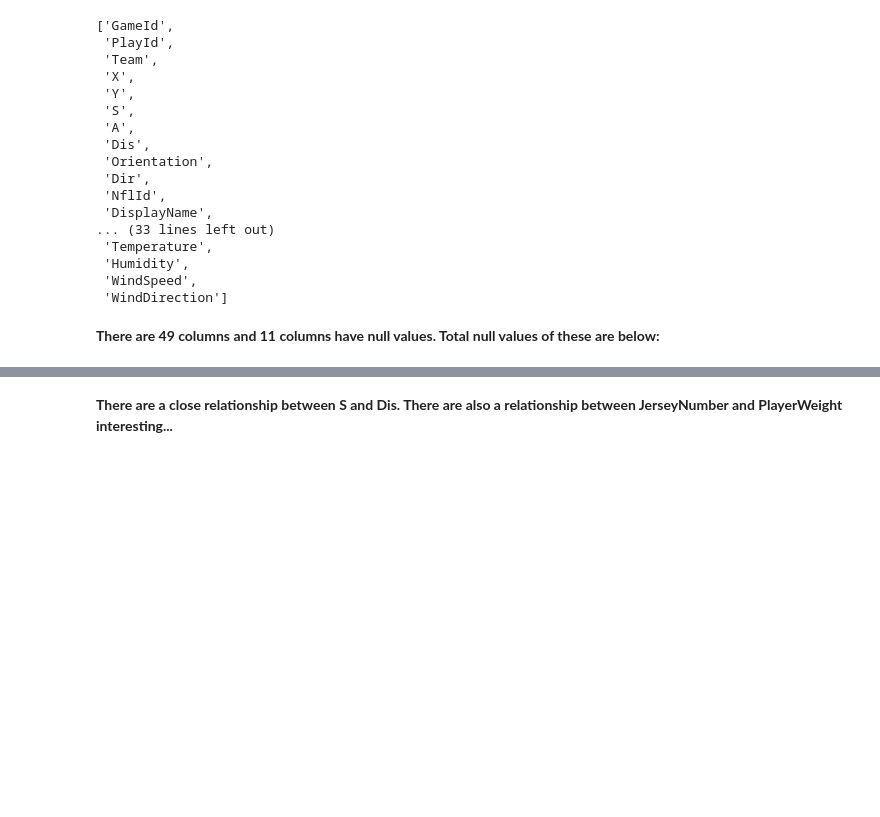
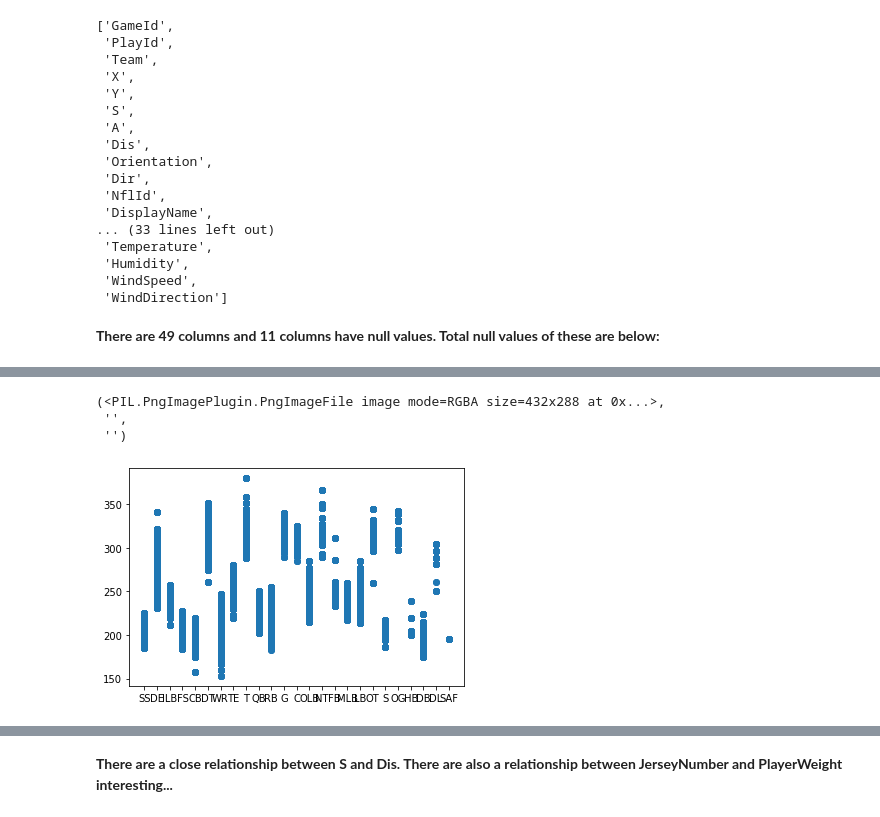
Before and after one commit to huutuongtu/Bigdata, a Jupyter notebook: spark_visual_gradio.ipynb, the cells around one changed output, grey strips where cells are left out. Saved outputs shown, nothing was run; the diff lists cells and outputs as text; code cells hidden in the pictures; blank space fills up the shorter version.

```diff
--- a/spark_visual_gradio.ipynb
+++ b/spark_visual_gradio.ipynb
@@ -143,6 +143,13 @@ unique_value.show()
 +------+------+----+---+---+---+---+---+-----------+---+-----+-----------+------------+------+--------+-------+---------+--------------+----+--------+-------------+-------------------+---------------- ...
 |     0|     0|   0|  0|  0|  0|  0|  0|         23| 28|    0|          0|           0|     0|       0|      0|        0|             0|   0|       0|         8602|                  0|                 ...
 +------+------+----+---+---+---+---+---+-----------+---+-----+-----------+------------+------+--------+-------+---------+--------------+----+--------+-------------+-------------------+---------------- ...
+# %%
+Position_PlayerWeight_cor()
+# %% [output]
+(<PIL.PngImagePlugin.PngImageFile image mode=RGBA size=432x288 at 0x...>,
+ '',
+ '')
+[figure, added]
 # %%
 def Plays_Games_Players():
   #Pandas
```
Also changed, not shown: parts of 11 cells of this notebook.
